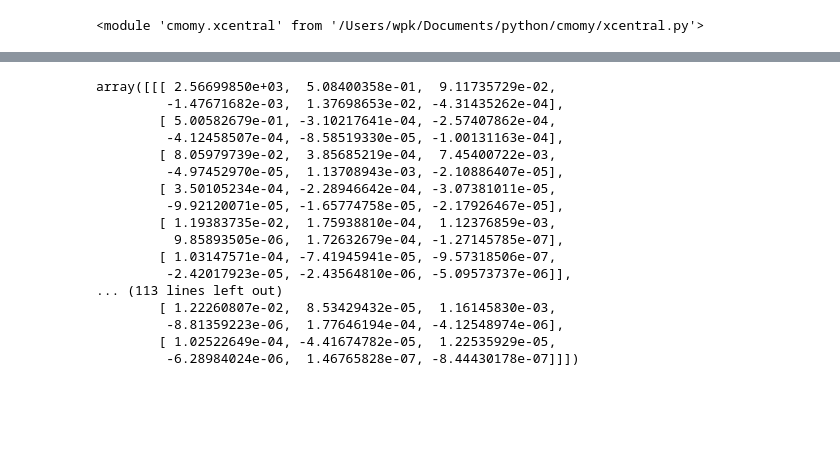
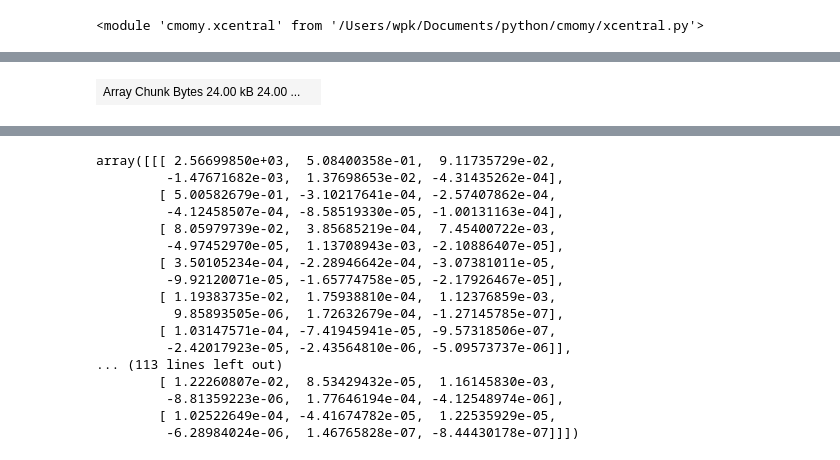
Before and after one commit to usnistgov/thermoextrap, a Jupyter notebook: examples/Untitled.ipynb, the cells around one changed output, grey strips where cells are left out. Cells and saved outputs as stored; diff of their text form; code cells hidden in the pictures; blank space fills up the shorter version.

```diff
--- a/examples/Untitled.ipynb
+++ b/examples/Untitled.ipynb
@@ -31,0 +252,4 @@ sx = xcentral.xStatsAccumCov.from_vals((x, y), mom=(5,5), w=w, broadcast=True, d
+# %%
+np.moveaxis(xd, 2, 0)
+# %% [output]
+| Array Chunk Bytes 24.00 kB 24.00 ... |  |
```
Also changed, not shown: parts of 74 cells of this notebook, 10 other files.
